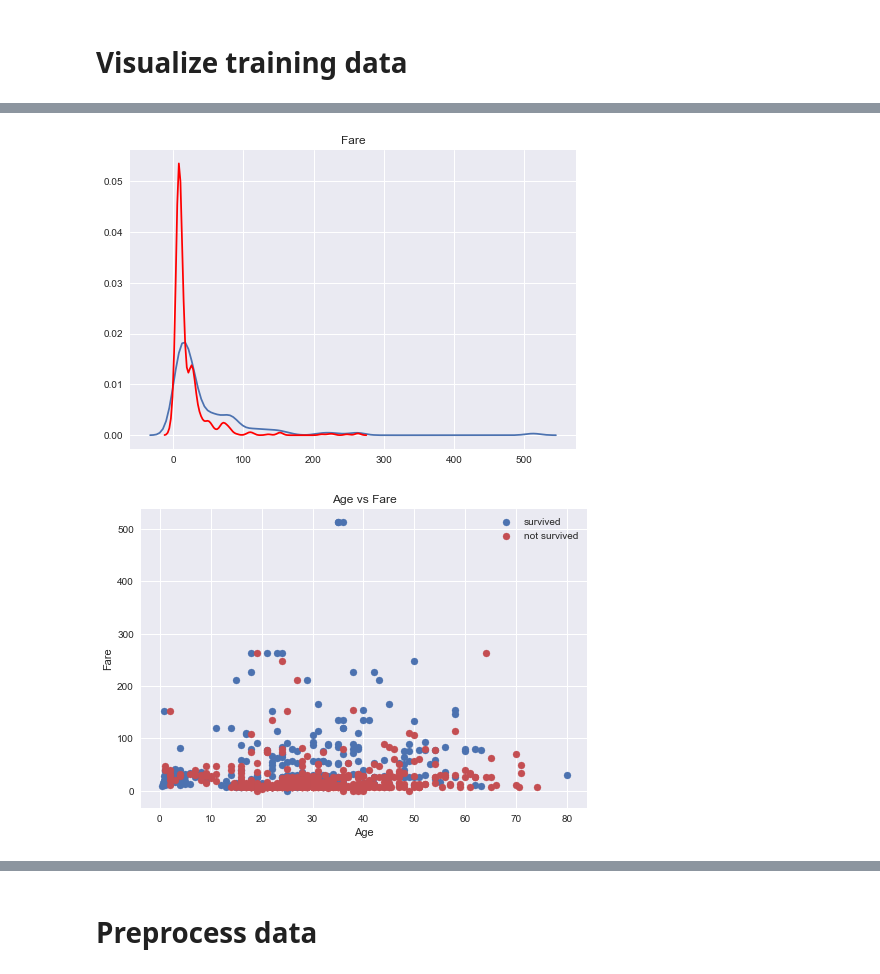
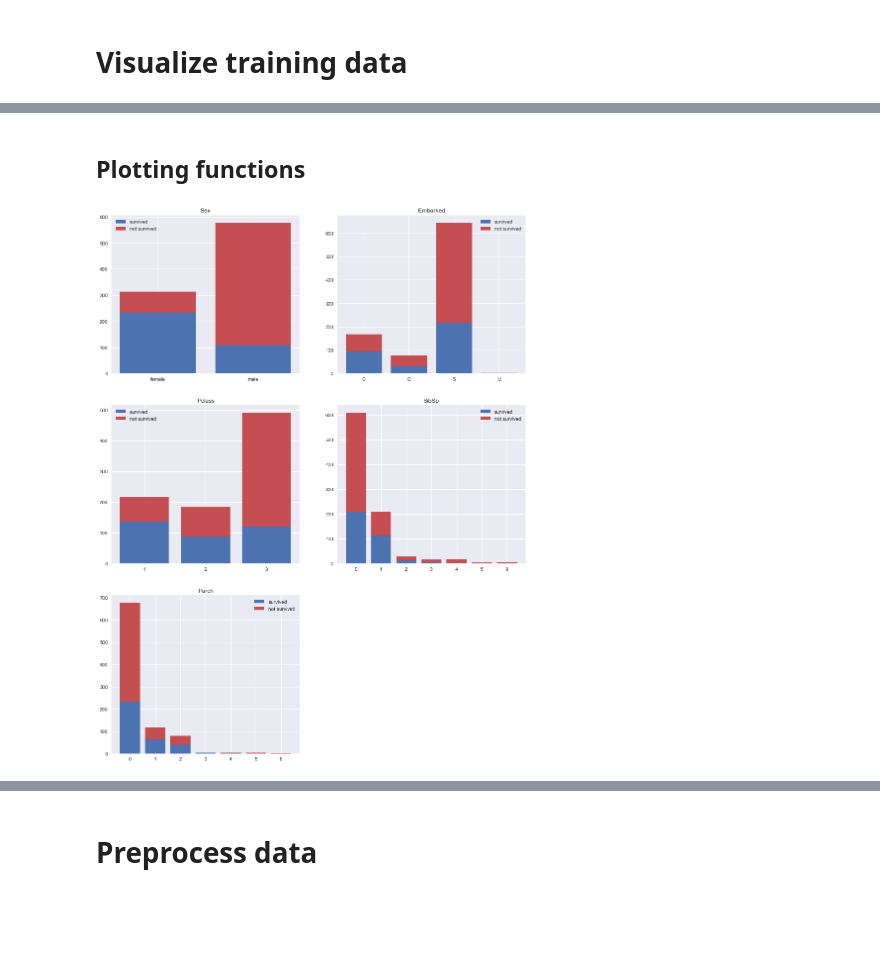
Before and after one commit to thomasbriner/kaggle_titanic, a Jupyter notebook: notebooks/Titanic-02.ipynb, the cells around one changed output, grey strips where cells are left out. Drawn from its saved outputs; the diff is of its cells as text; code cells hidden in the pictures; blank space fills up the shorter version.

Commit message:
create functions for plots

```diff
--- a/notebooks/Titanic-02.ipynb
+++ b/notebooks/Titanic-02.ipynb
@@ -98,12 +65,0 @@ plt.show()
-# %%
-import seaborn as sns
-sns.set(color_codes=True)
-
-
-survived = train.loc[train['Survived'] == 1, 'Age'].dropna().sort_values().values
-not_survived = train.loc[train['Survived'] == 0, 'Age'].dropna().sort_values().values
-
-sns.distplot(survived, hist = False)
-sns.distplot(not_survived, color='red', hist= False)
-sns.plt.title('Age')
-plt.show()
@@ -112,25 +66,2 @@ plt.show()
-# %%
-import seaborn as sns
-sns.set(color_codes=True)
-
-
-survived = train.loc[train['Survived'] == 1, 'Fare'].dropna().sort_values().values
-not_survived = train.loc[train['Survived'] == 0, 'Fare'].dropna().sort_values().values
-
-sns.distplot(survived, hist = False)
-sns.distplot(not_survived, color='red', hist= False)
-sns.plt.title('Fare')
-
-plt.show()
-# %% [output]
-[figure, removed]
-# %%
-plt.scatter(train.loc[train['Survived'] == 1, 'Age'], train.loc[train['Survived'] == 1, 'Fare'])
-plt.scatter(train.loc[train['Survived'] == 0, 'Age'], train.loc[train['Survived'] == 0, 'Fare'],color='r')
-plt.legend(('survived', 'not survived'))
-plt.title('Age vs Fare')
-plt.xlabel('Age')
-plt.ylabel('Fare')
-plt.show()
-# %% [output]
-[figure, removed]
+# %% [markdown]
+## Plotting functions
@@ -136,0 +136,6 @@ plt.show()
+# %%
+train['Embarked'].fillna('U', inplace=True)
+
+plot_categorical_feature(train, ['Sex', 'Embarked', 'Pclass', 'SibSp', 'Parch'], 'Survived')
+# %% [output]
+[figure, added]
```
Also changed, not shown: parts of 17 cells of this notebook.
